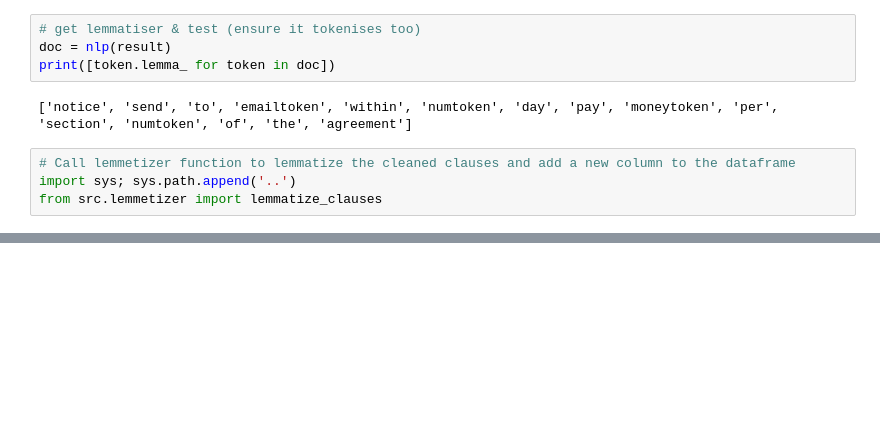
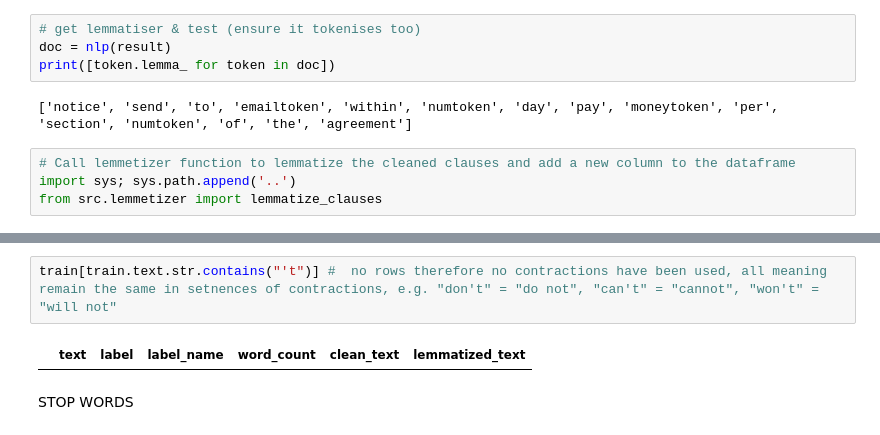
Before and after one commit to jag5m33/py_legal_data, a Jupyter notebook: notebooks/eda.ipynb, the cells around one changed output, grey strips where cells are left out. Saved outputs shown, nothing was run; the diff lists cells and outputs as text; blank space fills up the shorter version.

```diff
--- a/notebooks/eda.ipynb
+++ b/notebooks/eda.ipynb
@@ -376,0 +384,6 @@ ValueError: Length of values (1) does not match length of index (59933)
+# %%
+train[train.text.str.contains("'t")] #  no rows therefore no contractions have been used, all meaning remain the same in setnences of contractions, e.g. "don't" = "do not", "can't" = "cannot", "won't" = "will not"
+# %% [output]
+|  | text | label | label_name | word_count | clean_text | lemmatized_text |
+# %% [markdown]
+STOP WORDS
```
Also changed, not shown: parts of 24 cells of this notebook, 2 other files.
